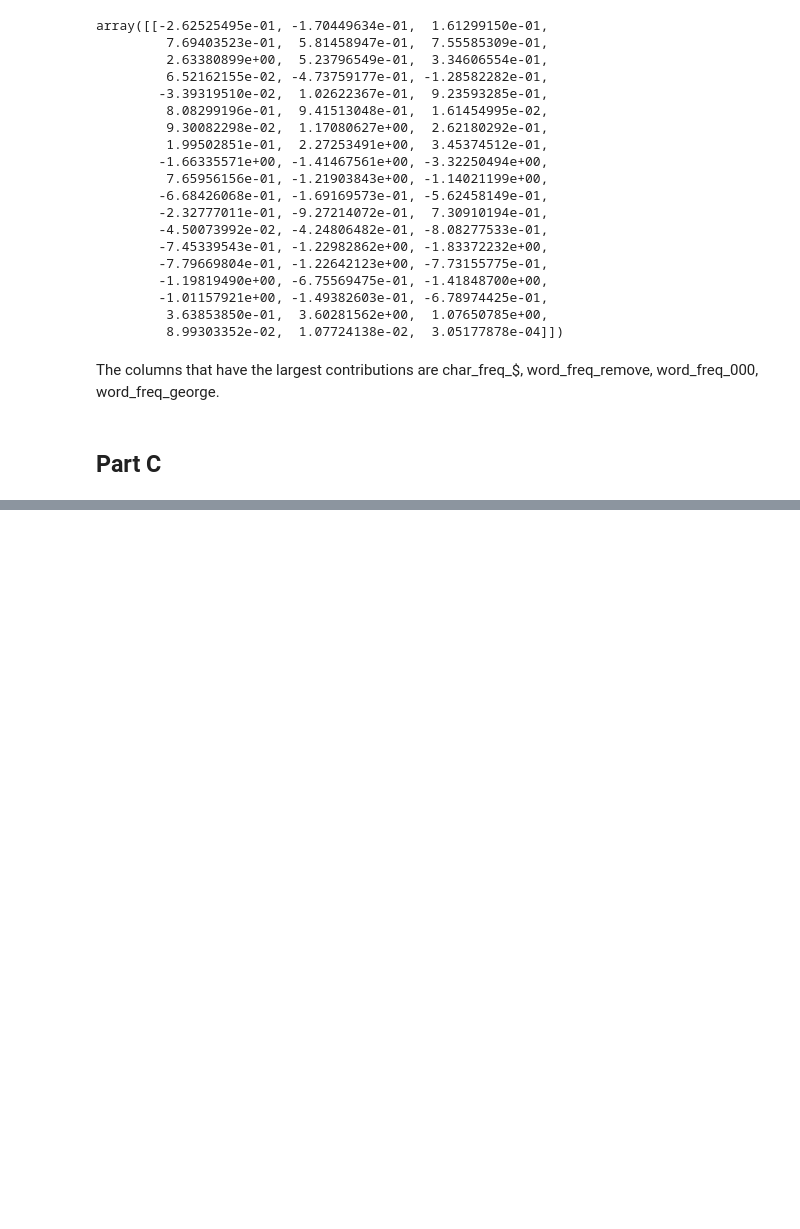
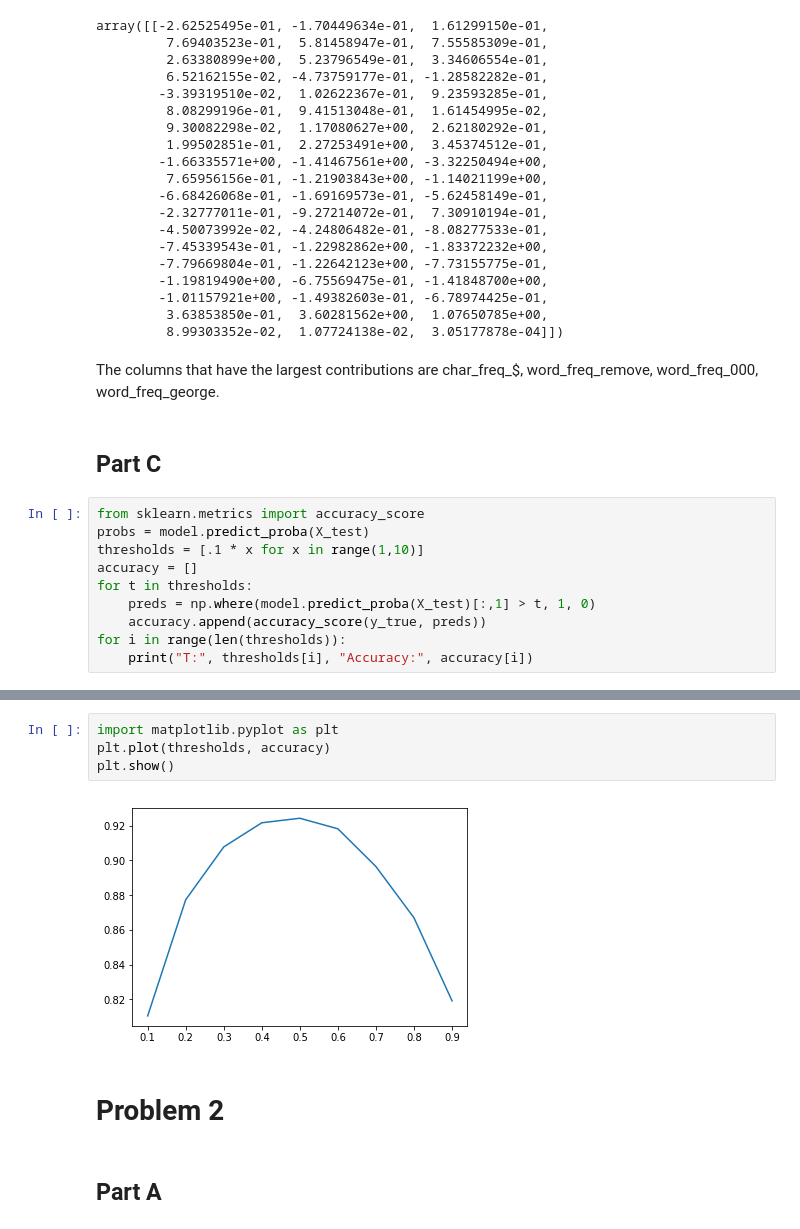
Before and after one commit to snallapa/machine-learning, a Jupyter notebook: hw2/hw2.ipynb, the cells around one changed output, grey strips where cells are left out. Drawn from its saved outputs; the diff is of its cells as text; blank space fills up the shorter version.

```diff
--- a/hw2/hw2.ipynb
+++ b/hw2/hw2.ipynb
@@ -69,3 +71,13 @@ array([[-2.62525495e-01, -1.70449634e-01,  1.61299150e-01,
 The columns that have the largest contributions are char_freq_$, word_freq_remove, word_freq_000, word_freq_george.
 # %% [markdown]
 ## Part C
+# %%
+from sklearn.metrics import accuracy_score
+probs = model.predict_proba(X_test)
+thresholds = [.1 * x for x in range(1,10)]
+accuracy = []
+for t in thresholds:
+    preds = np.where(model.predict_proba(X_test)[:,1] > t, 1, 0)
+    accuracy.append(accuracy_score(y_true, preds))
+for i in range(len(thresholds)):
+    print("T:", thresholds[i], "Accuracy:", accuracy[i])
@@ -71,0 +94,10 @@ The columns that have the largest contributions are char_freq_$, word_freq_remov
+# %%
+import matplotlib.pyplot as plt
+plt.plot(thresholds, accuracy)
+plt.show()
+# %% [output]
+[figure, added]
+# %% [markdown]
+# Problem 2
+# %% [markdown]
+## Part A
```
Also changed, not shown: parts of 15 cells of this notebook.
